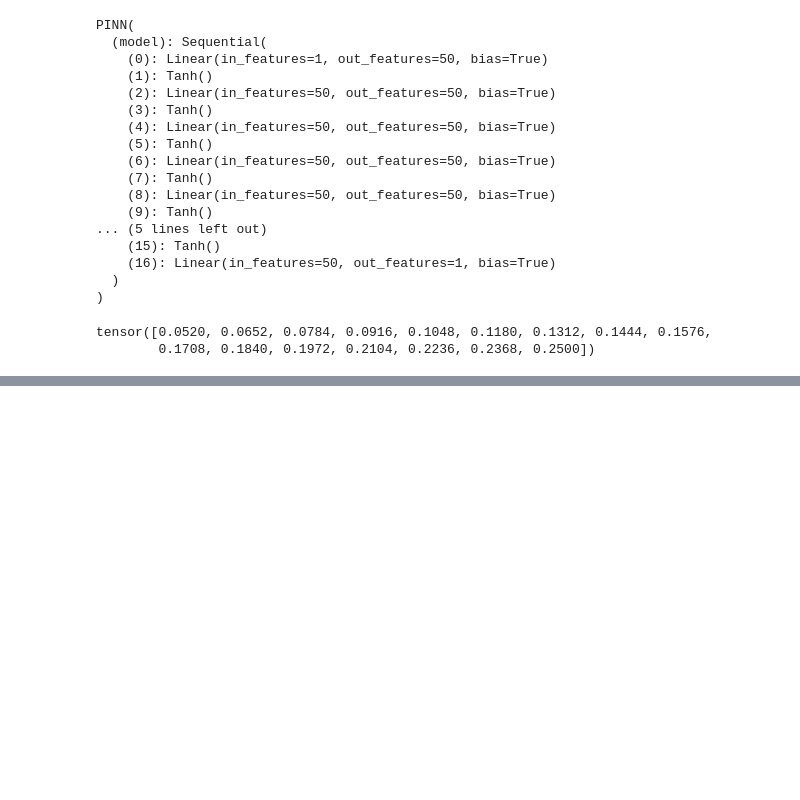
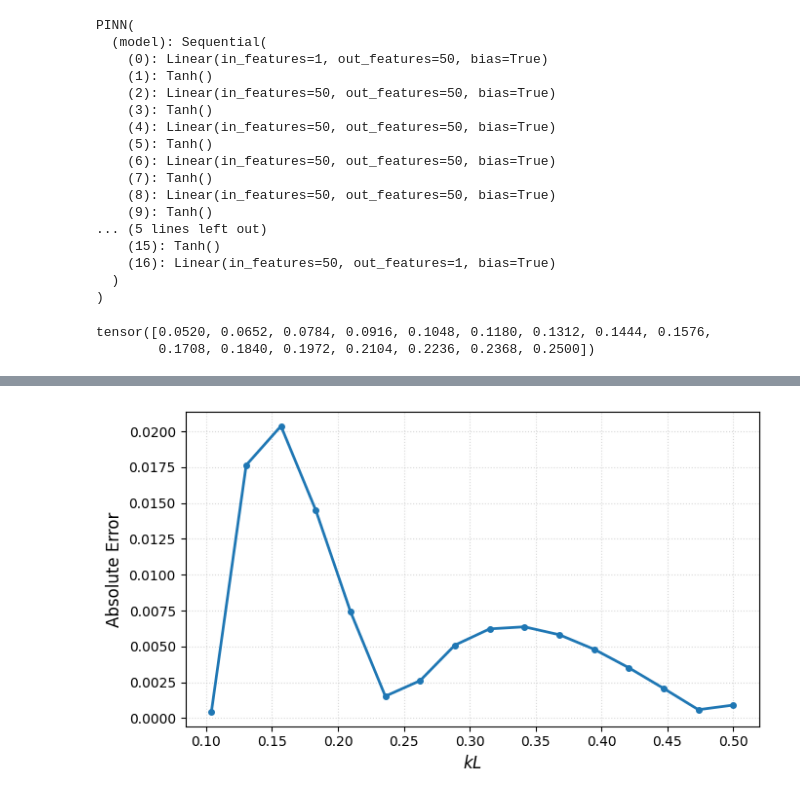
Before and after one commit to tdiksha758-png/pinn_FGM_loosley, a Jupyter notebook: experiments/pinn_loosley_code.ipynb, the cells around one changed output, grey strips where cells are left out. Drawn from its saved outputs; the diff is of its cells as text; code cells hidden in the pictures; blank space fills up the shorter version.

```diff
--- a/experiments/pinn_loosley_code.ipynb
+++ b/experiments/pinn_loosley_code.ipynb
@@ -932,12 +1145,12 @@ print("\nSaved: Analytical_dispersion.csv")
 import numpy as np
 
 # ---- Ensure analytical data is sorted ----
-idx = np.argsort(kH_ana)
-kH_ana = kH_ana[idx]
+idx = np.argsort(kL_ana)
+kL_ana = kL_ana[idx]
 c_ana = c_ana[idx]
 
-# ---- Interpolate analytical solution onto PINN kH ----
-c_ana_interp = np.interp(kH, kH_ana, c_ana)
+# ---- Interpolate analytical solution onto PINN kL ----
+c_ana_interp = np.interp(kL, kL_ana, c_ana)
 
 # ---- Compute errors ----
 abs_error = np.abs(c_pinn - c_ana_interp)
@@ -947,21 +1160,21 @@ rel_error = abs_error / np.abs(c_ana_interp)
 # PRINT TABLE
 # ==============================
 print("\nCOMPARISON TABLE")
-print("kH        PINN c/cs   Analytical c/cs   Abs. Error   Rel. Error")
+print("kL        PINN c/cs   Analytical c/cs   Abs. Error   Rel. Error")
 
-for i in range(len(kH)):
-    print(f"{kH[i]:.4f}   {c_pinn[i]:.6f}   {c_ana_interp[i]:.6f}   {abs_error[i]:.3e}   {rel_error[i]:.3e}")
+for i in range(len(kL)):
+    print(f"{kL[i]:.4f}   {c_pinn[i]:.6f}   {c_ana_interp[i]:.6f}   {abs_error[i]:.3e}   {rel_error[i]:.3e}")
 
 # ==============================
 # SAVE CSV (FOR PAPER)
 # ==============================
-table = np.column_stack((kH, c_pinn, c_ana_interp, abs_error, rel_error))
+table = np.column_stack((kL, c_pinn, c_ana_interp, abs_error, rel_error))
 
 np.savetxt(
     "comparison_table.csv",
     table,
     delimiter=",",
-    header="kH,PINN_c/cs,Analytical_c/cs,Abs_Error,Rel_Error",
+    header="kL,PINN_c/cs,Analytical_c/cs,Abs_Error,Rel_Error",
     comments=""
 )
 
@@ -981,10 +1212,12 @@ print(f"Max Error = {max_err:.4e}")
 # %%
 plt.figure(figsize=(7,4))
 
-plt.plot(kH, abs_error, 'o-', linewidth=2, markersize=4)
-plt.xlabel(r'$kH$', fontsize=12)
+plt.plot(kL, abs_error, 'o-', linewidth=2, markersize=4)
+plt.xlabel(r'$kL$', fontsize=12)
 plt.ylabel('Absolute Error', fontsize=12)
 
 plt.grid(True, linestyle=':', alpha=0.5)
 plt.tight_layout()
 plt.show()
+# %% [output]
+[figure, added]
```
Also changed, not shown: parts of 24 cells of this notebook.
